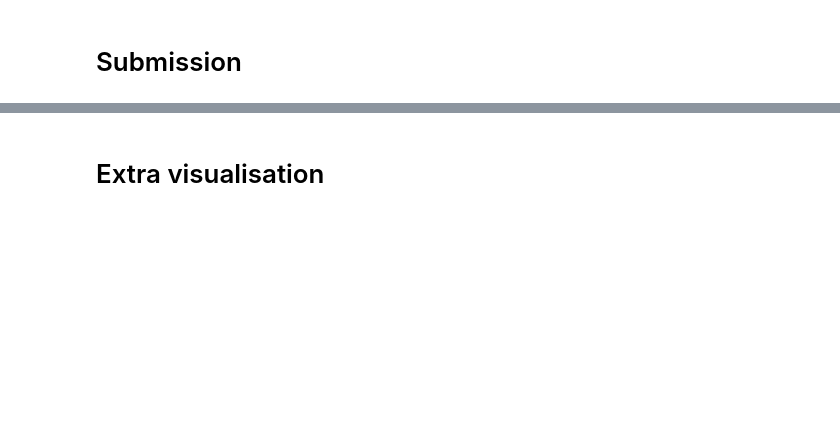
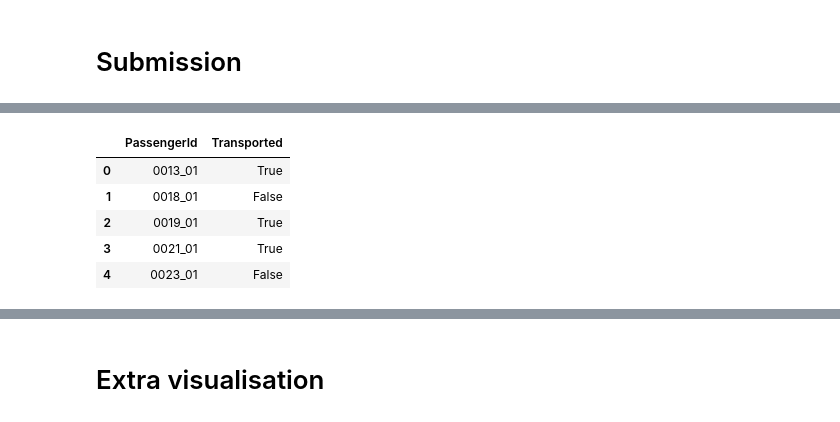
Before and after one commit to N3xou/KaggleNotebooks, a Jupyter notebook: spacetitanic.ipynb, the cells around one changed output, grey strips where cells are left out. Saved outputs shown, nothing was run; the diff lists cells and outputs as text; code cells hidden in the pictures; blank space fills up the shorter version.

Commit message:
Kaggle Notebook | SpaceTitanic | Version 17

```diff
--- a/spacetitanic.ipynb
+++ b/spacetitanic.ipynb
@@ -262,18 +269,18 @@ from sklearn.preprocessing import StandardScaler
 
 # Standardize the correlated features
 scaler = StandardScaler()
-spending_features = dataset_df[["VRDeck", "Spa", "RoomService"]].fillna(0)  # Fill NaNs if needed
+spending_features = cleaned_df[["VRDeck", "Spa", "RoomService"]].fillna(0)  # Fill NaNs if needed
 spending_scaled = scaler.fit_transform(spending_features)
 
 # Apply PCA
 pca = PCA(n_components=1)  # Reduce to 1 feature
-dataset_df["Spending_PCA"] = pca.fit_transform(spending_scaled)
+cleaned_df["Spending_PCA"] = pca.fit_transform(spending_scaled)
 
 # Drop the original columns used for PCA
-dataset_df.drop(columns=["VRDeck", "Spa", "RoomService"], inplace=True)
+cleaned_df.drop(columns=["VRDeck", "Spa", "RoomService"], inplace=True)
 
 # Verify the changes
-print(dataset_df.head())
+print(cleaned_df.head())
 # %% [output]
   HomePlanet  CryoSleep  Destination   Age  VIP  FoodCourt  ShoppingMall  \
 0     Europa        0.0  TRAPPIST-1e  39.0  0.0        0.0           0.0
@@ -418,2 +365,58 @@ Available variable importances:
 # %% [markdown]
 # Submission
+# %%
+import pandas as pd
+import numpy as np
+from sklearn.decomposition import PCA
+from sklearn.preprocessing import StandardScaler
+import tensorflow_decision_forests as tfdf
+
+# Load the test dataset
+test_df = pd.read_csv('/kaggle/input/spaceship-titanic/test.csv')
+submission_id = test_df["PassengerId"]
+
+# Fill missing values
+test_df[['VIP', 'CryoSleep']] = test_df[['VIP', 'CryoSleep']].fillna(value=0)
+
+# Create new features from Cabin
+test_df[["Deck", "Cabin_num", "Side"]] = test_df["Cabin"].str.split("/", expand=True)
+test_df.drop(columns=['Cabin'], inplace=True)
+
+# Convert boolean features to 0s and 1s
+test_df['VIP'] = test_df['VIP'].astype(int)
+test_df['CryoSleep'] = test_df['CryoSleep'].astype(int)
+
+# --- APPLY PCA ON TEST DATASET ---
+spending_features = ["VRDeck", "Spa", "RoomService"]
+
+# Fill NaNs with 0 for consistency
+test_df[spending_features] = test_df[spending_features].fillna(0)
+
+# Standardize using the same scaler as training
+scaler = StandardScaler()
+test_scaled = scaler.fit_transform(test_df[spending_features])
+
+# Apply PCA (same model as used in training)
+pca = PCA(n_components=1)
+test_df["Spending_PCA"] = pca.fit_transform(test_scaled)
+
+# Drop original spending features after PCA transformation
+test_df.drop(columns=spending_features, inplace=True)
+
+# Drop any extra columns not used in training
+train_features = ['Age', 'Spending_PCA', 'ShoppingMall', "FoodCourt",  'Cabin_num','HomePlanet', 'CryoSleep', 'Deck', 'Side', 'Destination', 'VIP']
+test_df = test_df[train_features]
+test_df['Cabin_num'] = pd.to_numeric(test_df['Cabin_num'], errors='coerce')
+# Convert DataFrame to TensorFlow dataset
+test_ds = tfdf.keras.pd_dataframe_to_tf_dataset(test_df)
+
+# Get predictions for test data
+predictions = rf.predict(test_ds)
+n_predictions = (predictions > 0.5).astype(bool)
+
+# Create submission file
+output = pd.DataFrame({'PassengerId': submission_id,
+                       'Transported': n_predictions.squeeze()})
+
+output.head()
+# %% [output]
@@ -420,3 +424,9 @@ Available variable importances:
+|  | PassengerId | Transported |
+| 0 | 0013_01 | True |
+| 1 | 0018_01 | False |
+| 2 | 0019_01 | True |
+| 3 | 0021_01 | True |
+| 4 | 0023_01 | False |
 # %%
 output.to_csv('/kaggle/working/submission.csv', index=False)
 output.head()
```
Also changed, not shown: parts of 19 cells of this notebook.
